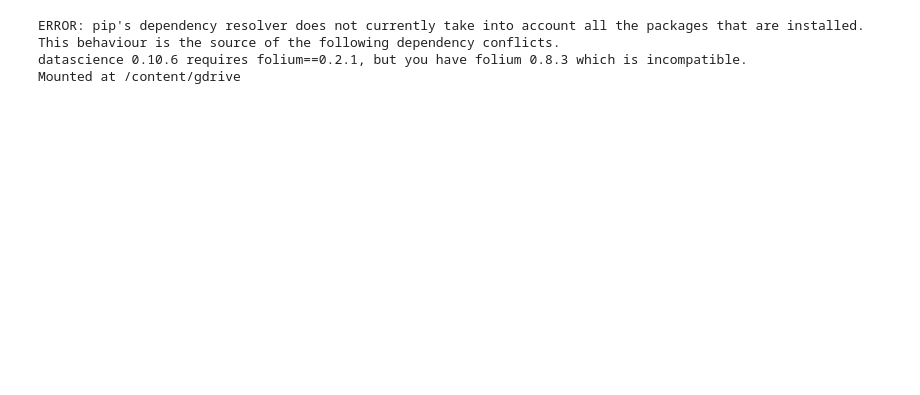
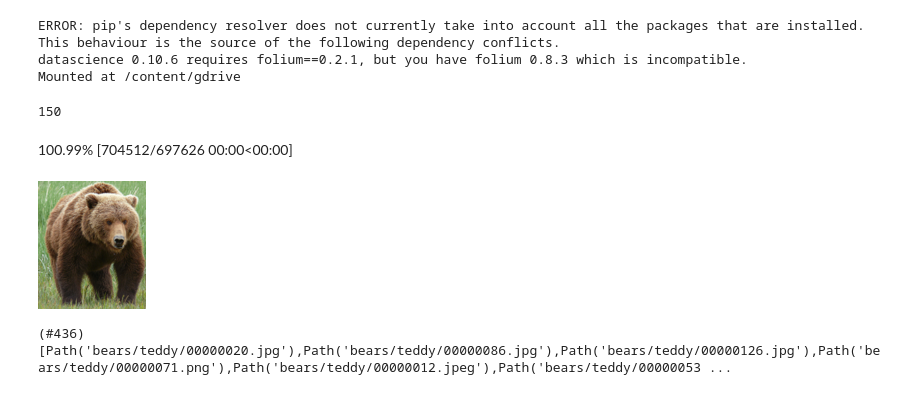
Before and after one commit to justinzhao07/fastai, a Jupyter notebook: FastAI.ipynb, the cells around one changed output. Drawn from its saved outputs; the diff is of its cells as text; code cells hidden in the pictures; blank space fills up the shorter version.

```diff
--- a/FastAI.ipynb
+++ b/FastAI.ipynb
@@ -12,0 +56,15 @@ from fastbook import *
+# %%
+results = search_images_bing(key, 'grizzly bear')
+ims = results.attrgot('contentUrl')
+len(ims)
+# %% [output]
+150
+# %%
+ims = ['http://3.bp.blogspot.com/-S1scRCkI3vY/UHzV2kucsPI/AAAAAAAAA-k/YQ5UzHEm9Ss/s1600/Grizzly%2BBear%2BWildlife.jpg']
+dest = 'images/grizzly.jpg'
+download_url(ims[0], dest)
+im = Image.open(dest)
+im.to_thumb(128,128)
+# %% [output]
+100.99% [704512/697626 00:00<00:00]
+[figure, added]
@@ -12,0 +81,5 @@ from fastbook import *
+# %%
+fns = get_image_files(path)
+fns
+# %% [output]
+(#436) [Path('bears/teddy/00000020.jpg'),Path('bears/teddy/00000086.jpg'),Path('bears/teddy/00000126.jpg'),Path('bears/teddy/00000071.png'),Path('bears/teddy/00000012.jpeg'),Path('bears/teddy/00000053 ...
```
Also changed, not shown: parts of 35 cells of this notebook.
